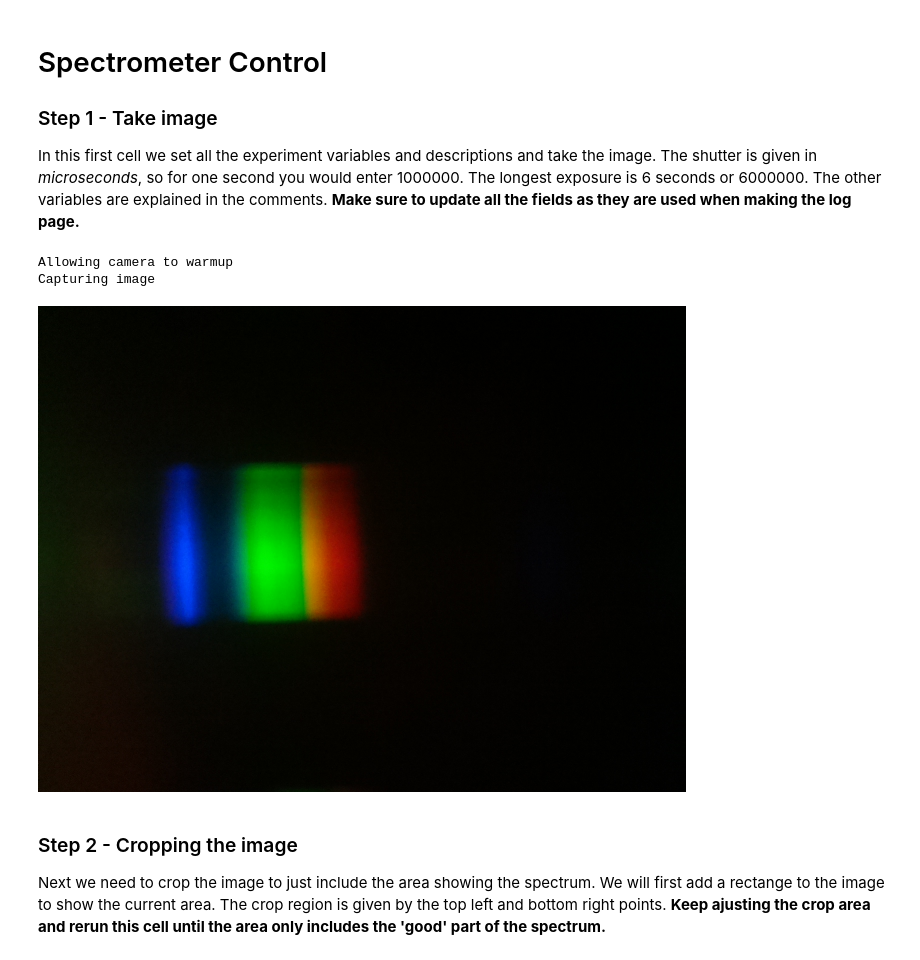
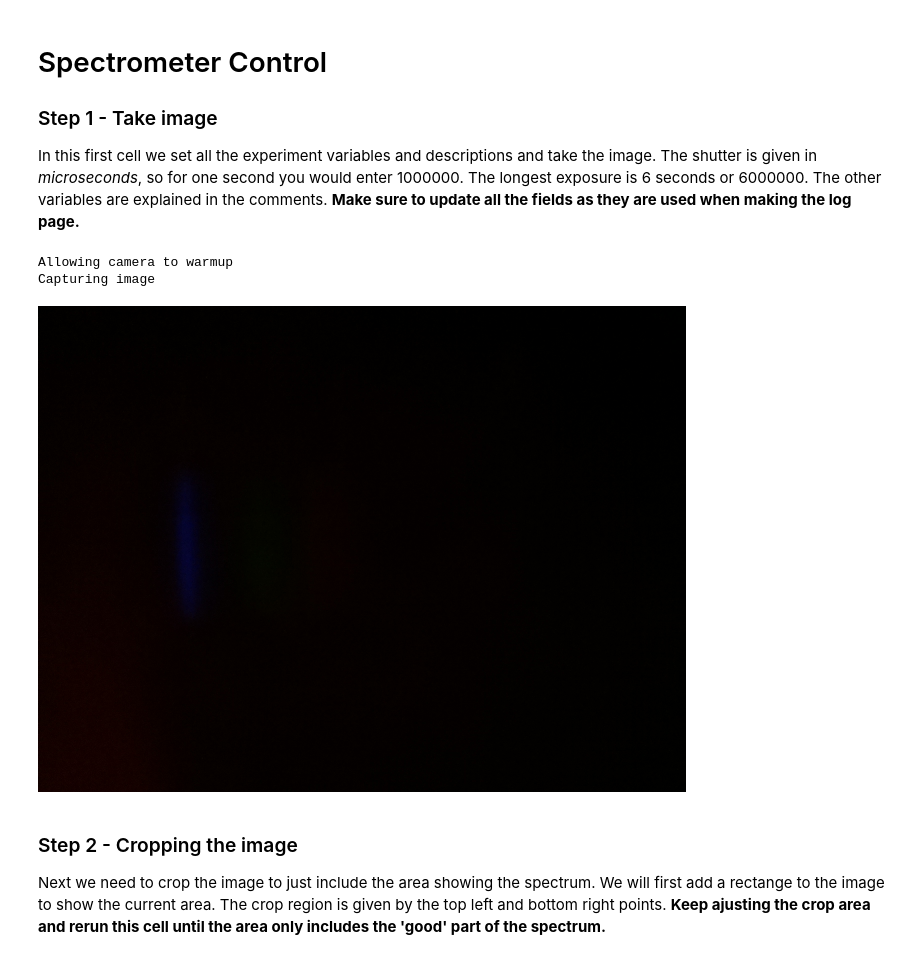
Before and after one commit to ThuviksaM/LegoSpectrometer, a Jupyter notebook: SpectrometerControl.ipynb, the cells around one changed output. Drawn from its saved outputs; the diff is of its cells as text; code cells hidden in the pictures.

Commit message:
my 1st experiment!

```diff
--- a/SpectrometerControl.ipynb
+++ b/SpectrometerControl.ipynb
@@ -166,26 +166,27 @@ In this first cell we set all the experiment variables and descriptions and take
 # %%
 # Change these to match your experiment
 
-lightSource        = "My Dad's Phone Light"
+lightSource        = "My Sparrow Mini Flashlight"
 scientistName      = "Thuviksa Mathialakan"
 transmissionSample = "None"
 experimentNotes    = '''
-This is a test measurement during initial code development.
+This is an experiment to test the difference between reflected and not-reflected light.
+Sparkly rainbow cardboard used to reflect fashlight light.
 Tracing paper used between light and entrance slit.
 Small slit used.
 '''
 measurementTaken = strftime("%Y%m%d-%H%M%S")
 
 # Exposure time
-shutter = 50000
+shutter = 50001
 
 # Take the image, save and display
 raw = takePicture(shutter)
 raw
 # %% [output]
 Allowing camera to warmup
 Capturing image
-[figure, old version]
+[figure, new version]
 # %% [markdown]
 ### Step 2 - Cropping the image
 
```
Also changed, not shown: parts of 6 cells of this notebook, 6 other files.
